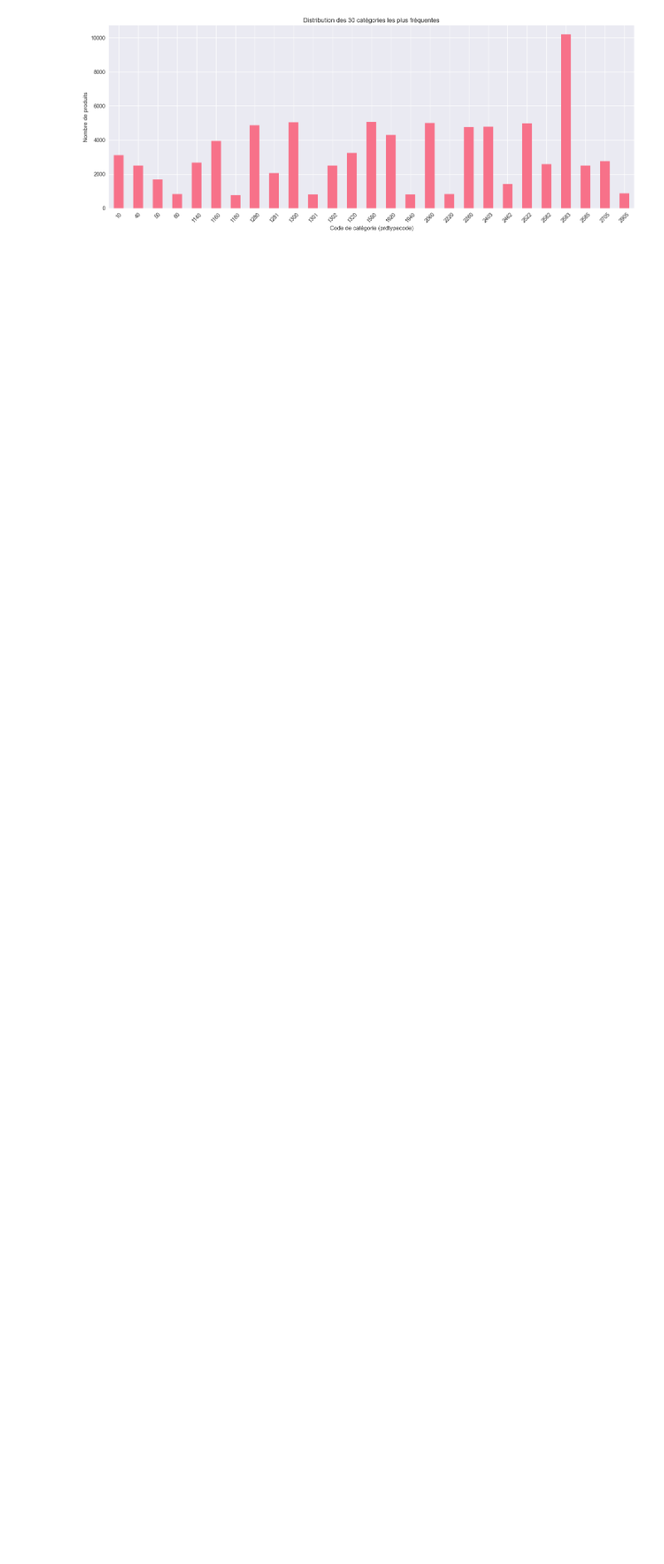
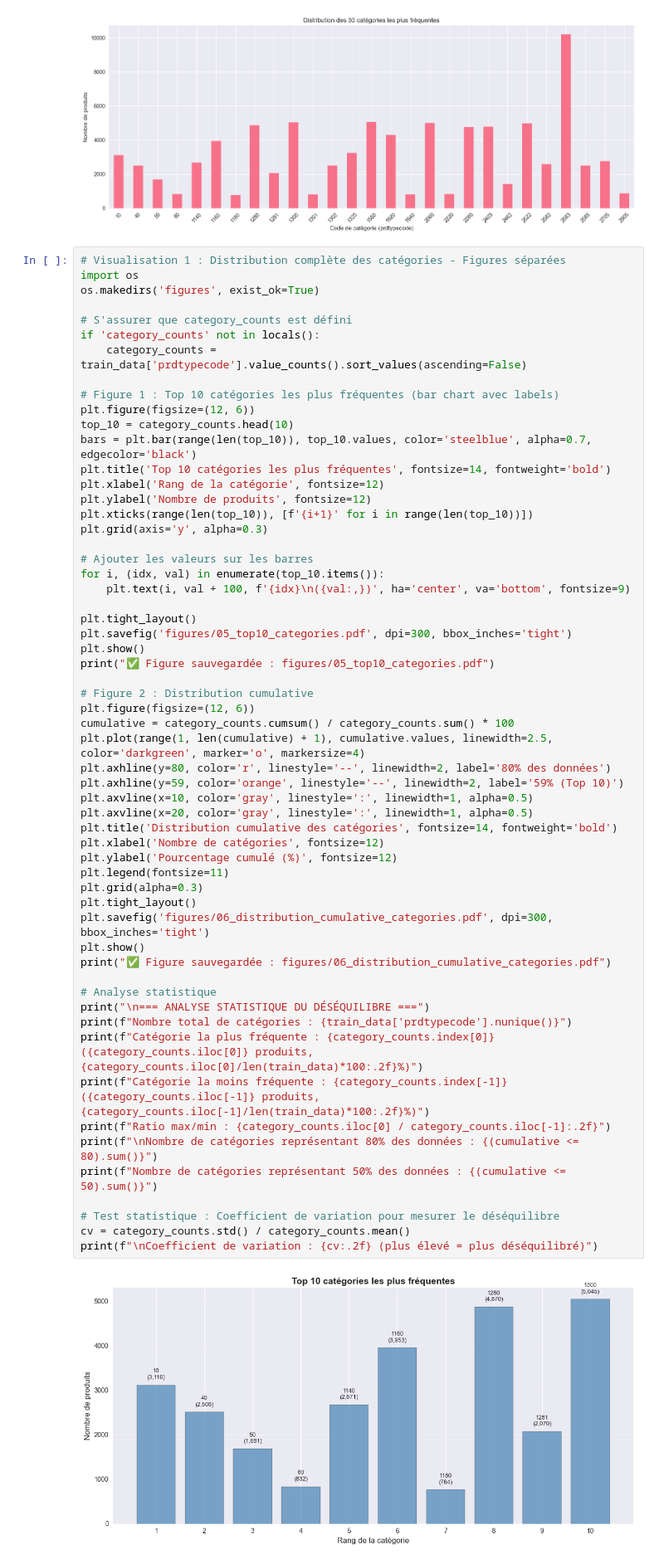
Before and after one commit to mobadata/classification-produits-rakuten, a Jupyter notebook: 01_exploration_et_nettoyage_textes.ipynb, the cells around one changed output. Shown at 83% size. Drawn from its saved outputs; the diff is of its cells as text; blank space fills up the shorter version.

```diff
--- a/01_exploration_et_nettoyage_textes.ipynb
+++ b/01_exploration_et_nettoyage_textes.ipynb
@@ -205,3 +252,63 @@ prdtypecode
 2403    4774
 Name: count, dtype: int64
 [figure]
+# %%
+# Visualisation 1 : Distribution complète des catégories - Figures séparées
+import os
+os.makedirs('figures', exist_ok=True)
+
+# S'assurer que category_counts est défini
+if 'category_counts' not in locals():
+    category_counts = train_data['prdtypecode'].value_counts().sort_values(ascending=False)
+
+# Figure 1 : Top 10 catégories les plus fréquentes (bar chart avec labels)
+plt.figure(figsize=(12, 6))
+top_10 = category_counts.head(10)
+bars = plt.bar(range(len(top_10)), top_10.values, color='steelblue', alpha=0.7, edgecolor='black')
+plt.title('Top 10 catégories les plus fréquentes', fontsize=14, fontweight='bold')
+plt.xlabel('Rang de la catégorie', fontsize=12)
+plt.ylabel('Nombre de produits', fontsize=12)
+plt.xticks(range(len(top_10)), [f'{i+1}' for i in range(len(top_10))])
+plt.grid(axis='y', alpha=0.3)
+
+# Ajouter les valeurs sur les barres
+for i, (idx, val) in enumerate(top_10.items()):
+    plt.text(i, val + 100, f'{idx}\n({val:,})', ha='center', va='bottom', fontsize=9)
+
+plt.tight_layout()
+plt.savefig('figures/05_top10_categories.pdf', dpi=300, bbox_inches='tight')
+plt.show()
+print("✅ Figure sauvegardée : figures/05_top10_categories.pdf")
+
+# Figure 2 : Distribution cumulative
+plt.figure(figsize=(12, 6))
+cumulative = category_counts.cumsum() / category_counts.sum() * 100
+plt.plot(range(1, len(cumulative) + 1), cumulative.values, linewidth=2.5, color='darkgreen', marker='o', markersize=4)
+plt.axhline(y=80, color='r', linestyle='--', linewidth=2, label='80% des données')
+plt.axhline(y=59, color='orange', linestyle='--', linewidth=2, label='59% (Top 10)')
+plt.axvline(x=10, color='gray', linestyle=':', linewidth=1, alpha=0.5)
+plt.axvline(x=20, color='gray', linestyle=':', linewidth=1, alpha=0.5)
+plt.title('Distribution cumulative des catégories', fontsize=14, fontweight='bold')
+plt.xlabel('Nombre de catégories', fontsize=12)
+plt.ylabel('Pourcentage cumulé (%)', fontsize=12)
+plt.legend(fontsize=11)
+plt.grid(alpha=0.3)
+plt.tight_layout()
+plt.savefig('figures/06_distribution_cumulative_categories.pdf', dpi=300, bbox_inches='tight')
+plt.show()
+print("✅ Figure sauvegardée : figures/06_distribution_cumulative_categories.pdf")
+
+# Analyse statistique
+print("\n=== ANALYSE STATISTIQUE DU DÉSÉQUILIBRE ===")
+print(f"Nombre total de catégories : {train_data['prdtypecode'].nunique()}")
+print(f"Catégorie la plus fréquente : {category_counts.index[0]} ({category_counts.iloc[0]} produits, {category_counts.iloc[0]/len(train_data)*100:.2f}%)")
+print(f"Catégorie la moins fréquente : {category_counts.index[-1]} ({category_counts.iloc[-1]} produits, {category_counts.iloc[-1]/len(train_data)*100:.2f}%)")
+print(f"Ratio max/min : {category_counts.iloc[0] / category_counts.iloc[-1]:.2f}")
+print(f"\nNombre de catégories représentant 80% des données : {(cumulative <= 80).sum()}")
+print(f"Nombre de catégories représentant 50% des données : {(cumulative <= 50).sum()}")
+
+# Test statistique : Coefficient de variation pour mesurer le déséquilibre
+cv = category_counts.std() / category_counts.mean()
+print(f"\nCoefficient de variation : {cv:.2f} (plus élevé = plus déséquilibré)")
+# %% [output]
+[figure, added]
```
Also changed, not shown: parts of 15 cells of this notebook, 34 other files.
